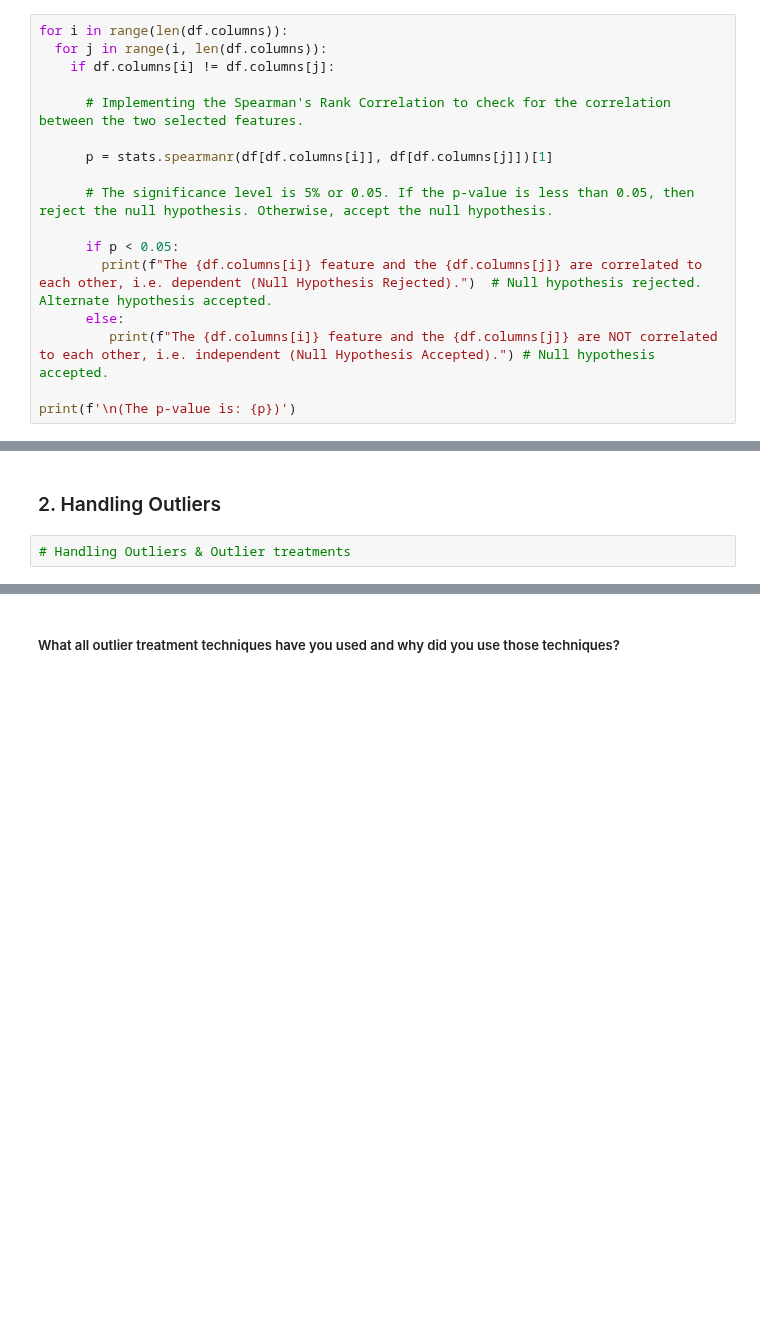
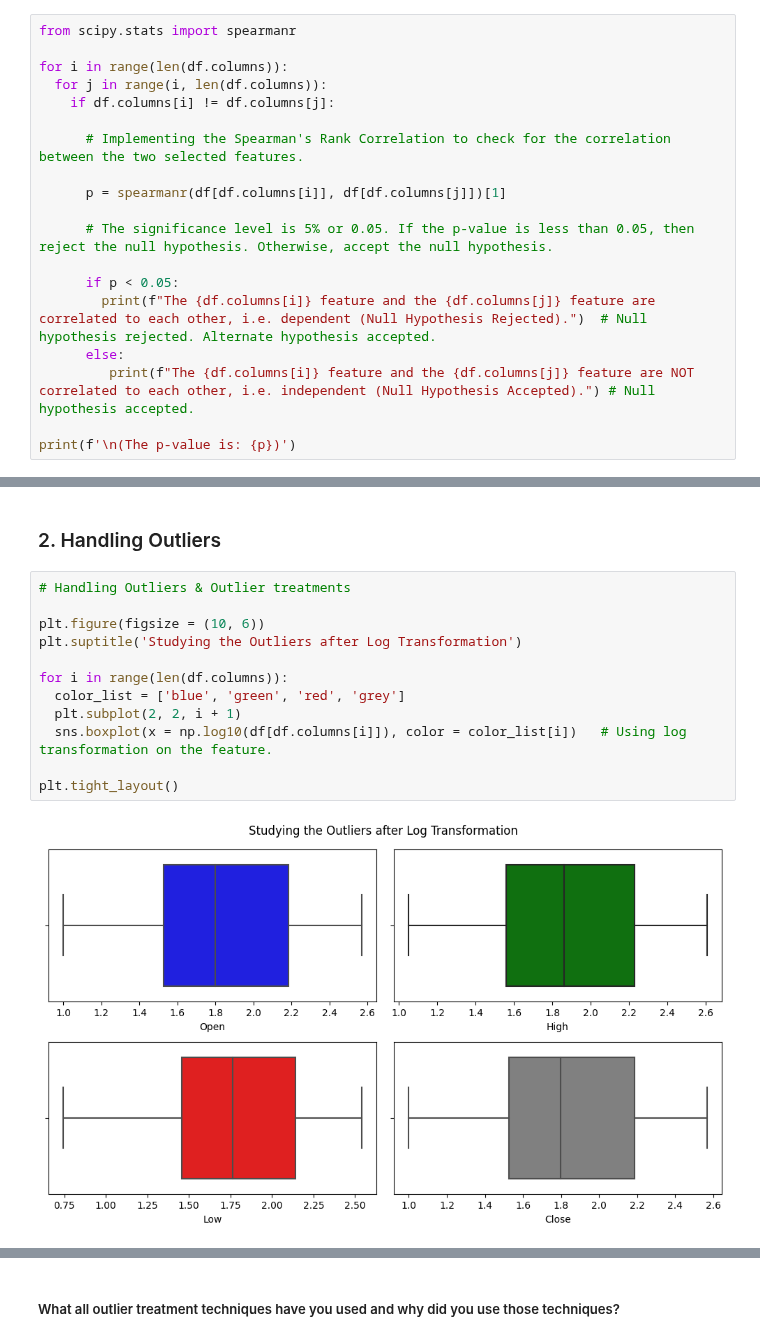
Before and after one commit to dipankarsahu1000/Yes-Bank-Stock-Closing-Price-Prediction, a Jupyter notebook: Yes_Bank_Stock_Closing_Price_Prediction.ipynb, the cells around one changed output, grey strips where cells are left out. Drawn from its saved outputs; the diff is of its cells as text; blank space fills up the shorter version.

```diff
--- a/Yes_Bank_Stock_Closing_Price_Prediction.ipynb
+++ b/Yes_Bank_Stock_Closing_Price_Prediction.ipynb
@@ -480,20 +487,22 @@ The distribution of Close feature is NOT normally distributed (Null Hypothesis R
 # %% [markdown]
 #### 2. Perform an appropriate statistical test.
 # %%
+from scipy.stats import spearmanr
+
 for i in range(len(df.columns)):
   for j in range(i, len(df.columns)):
     if df.columns[i] != df.columns[j]:
 
       # Implementing the Spearman's Rank Correlation to check for the correlation between the two selected features.
 
-      p = stats.spearmanr(df[df.columns[i]], df[df.columns[j]])[1]
+      p = spearmanr(df[df.columns[i]], df[df.columns[j]])[1]
 
       # The significance level is 5% or 0.05. If the p-value is less than 0.05, then reject the null hypothesis. Otherwise, accept the null hypothesis.
 
       if p < 0.05:
-        print(f"The {df.columns[i]} feature and the {df.columns[j]} are correlated to each other, i.e. dependent (Null Hypothesis Rejected).")  # Null hypothesis rejected. Alternate hypothesis accepted.
+        print(f"The {df.columns[i]} feature and the {df.columns[j]} feature are correlated to each other, i.e. dependent (Null Hypothesis Rejected).")  # Null hypothesis rejected. Alternate hypothesis accepted.
       else:
-         print(f"The {df.columns[i]} feature and the {df.columns[j]} are NOT correlated to each other, i.e. independent (Null Hypothesis Accepted).") # Null hypothesis accepted.
+         print(f"The {df.columns[i]} feature and the {df.columns[j]} feature are NOT correlated to each other, i.e. independent (Null Hypothesis Accepted).") # Null hypothesis accepted.
 
 print(f'\n(The p-value is: {p})')
 # %% [output]
@@ -567,4 +570,16 @@ The distribution of all the features are identical (Null Hypothesis Accepted).
 # %% [markdown]
 ### 2. Handling Outliers
-# %%
-# Handling Outliers & Outlier treatments
+# %%
+# Handling Outliers & Outlier treatments
+
+plt.figure(figsize = (10, 6))
+plt.suptitle('Studying the Outliers after Log Transformation')
+
+for i in range(len(df.columns)):
+  color_list = ['blue', 'green', 'red', 'grey']
+  plt.subplot(2, 2, i + 1)
+  sns.boxplot(x = np.log10(df[df.columns[i]]), color = color_list[i])   # Using log transformation on the feature.
+
+plt.tight_layout()
+# %% [output]
+[figure, added]
```
Also changed, not shown: parts of 90 cells of this notebook.
